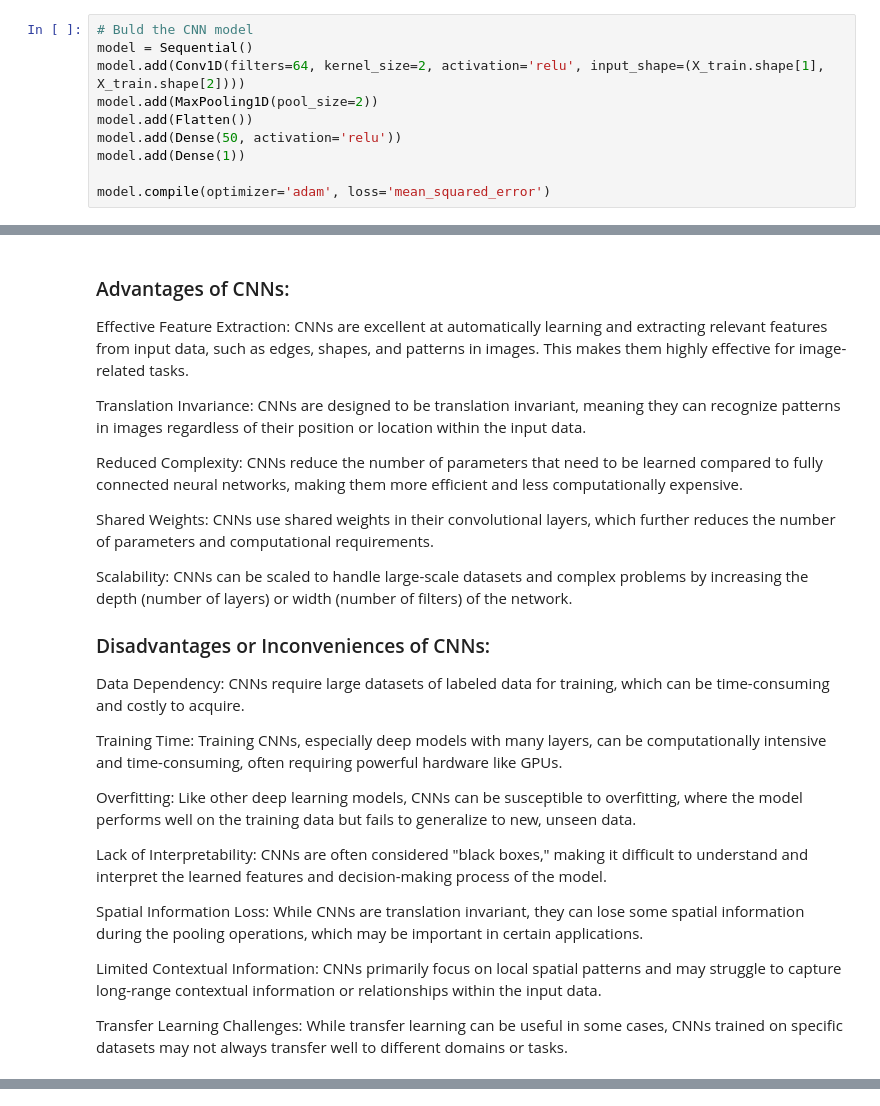
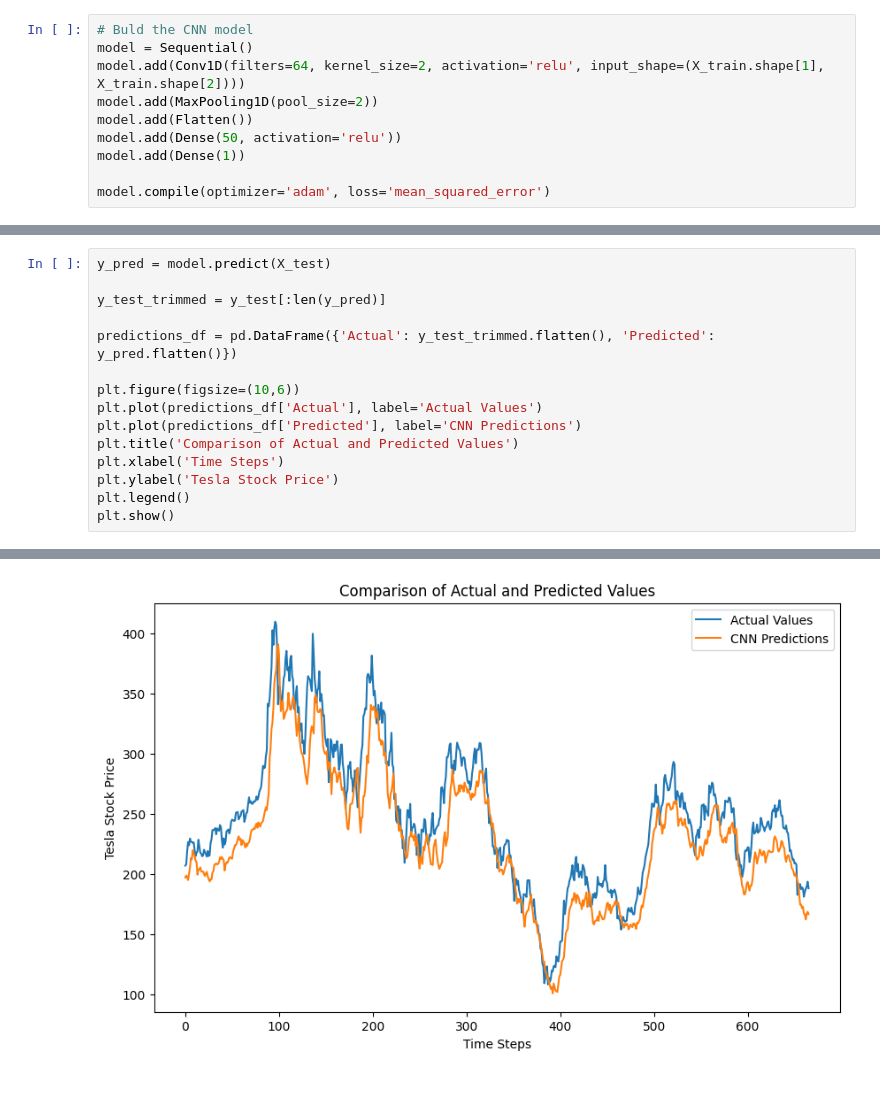
Before and after one commit to nme998/Stock_Market_Prediction, a Jupyter notebook: cnn.ipynb, the cells around one changed output, grey strips where cells are left out. Drawn from its saved outputs; the diff is of its cells as text.

Commit message:
add: Comparison of Actual and Predicted Stock Prices

```diff
--- a/cnn.ipynb
+++ b/cnn.ipynb
@@ -78,29 +78,16 @@ Epoch 100/100
-# %% [markdown]
-### Advantages of CNNs: ###
-
-Effective Feature Extraction: CNNs are excellent at automatically learning and extracting relevant features from input data, such as edges, shapes, and patterns in images. This makes them highly effective for image-related tasks.
-
-Translation Invariance: CNNs are designed to be translation invariant, meaning they can recognize patterns in images regardless of their position or location within the input data.
-
-Reduced Complexity: CNNs reduce the number of parameters that need to be learned compared to fully connected neural networks, making them more efficient and less computationally expensive.
-
-Shared Weights: CNNs use shared weights in their convolutional layers, which further reduces the number of parameters and computational requirements.
-
-Scalability: CNNs can be scaled to handle large-scale datasets and complex problems by increasing the depth (number of layers) or width (number of filters) of the network.
-
-### Disadvantages or Inconveniences of CNNs: ###
-
-Data Dependency: CNNs require large datasets of labeled data for training, which can be time-consuming and costly to acquire.
-
-Training Time: Training CNNs, especially deep models with many layers, can be computationally intensive and time-consuming, often requiring powerful hardware like GPUs.
-
-Overfitting: Like other deep learning models, CNNs can be susceptible to overfitting, where the model performs well on the training data but fails to generalize to new, unseen data.
-
-Lack of Interpretability: CNNs are often considered "black boxes," making it difficult to understand and interpret the
-learned features and decision-making process of the model.
-
-Spatial Information Loss: While CNNs are translation invariant, they can lose some spatial information during the pooling operations, which may be important in certain applications.
-
-Limited Contextual Information: CNNs primarily focus on local spatial patterns and may struggle to capture long-range contextual information or relationships within the input data.
-
-Transfer Learning Challenges: While transfer learning can be useful in some cases, CNNs trained on specific datasets may not always transfer well to different domains or tasks.
+# %%
+y_pred = model.predict(X_test)
+
+y_test_trimmed = y_test[:len(y_pred)]
+
+predictions_df = pd.DataFrame({'Actual': y_test_trimmed.flatten(), 'Predicted': y_pred.flatten()})
+
+plt.figure(figsize=(10,6))
+plt.plot(predictions_df['Actual'], label='Actual Values')
+plt.plot(predictions_df['Predicted'], label='CNN Predictions')
+plt.title('Comparison of Actual and Predicted Values')
+plt.xlabel('Time Steps')
+plt.ylabel('Tesla Stock Price')
+plt.legend()
+plt.show()
+# %% [output]
@@ -106,0 +95 @@ Transfer Learning Challenges: While transfer learning can be useful in some case
+[figure, added]
```
Also changed, not shown: parts of 2 cells of this notebook.
